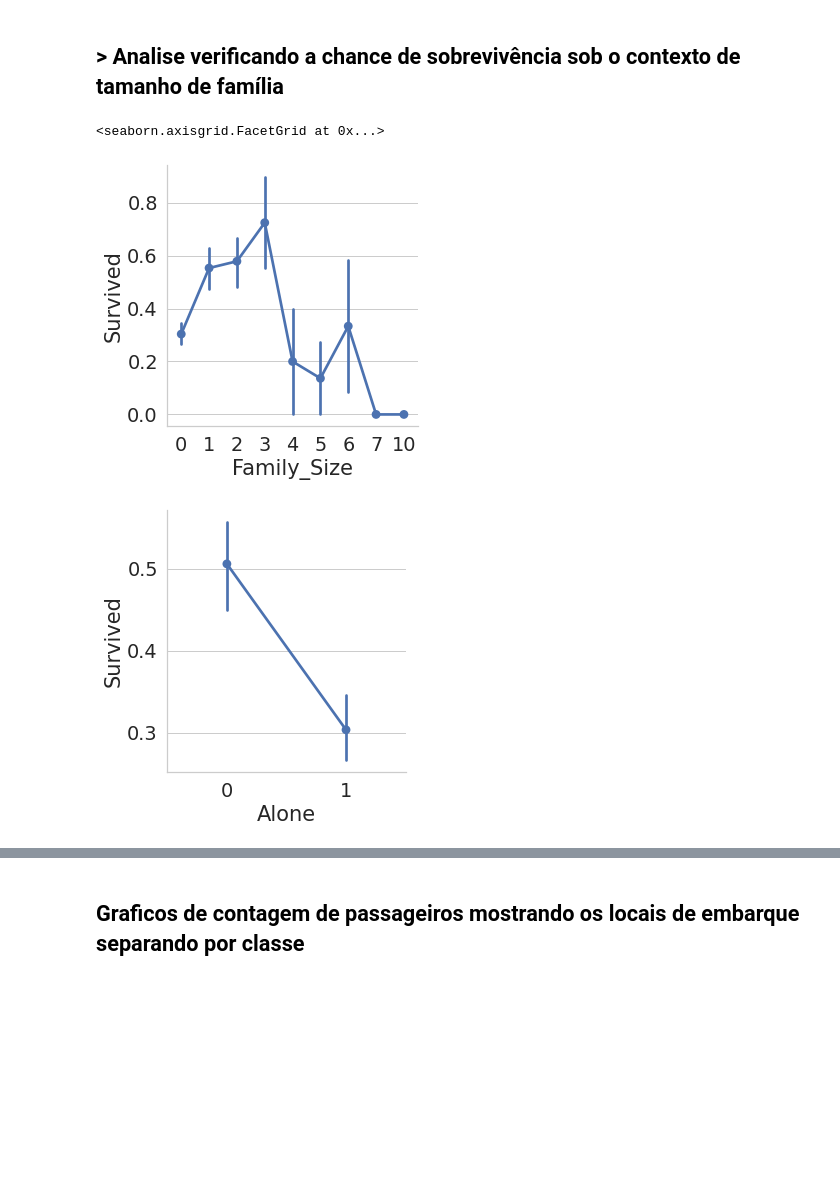
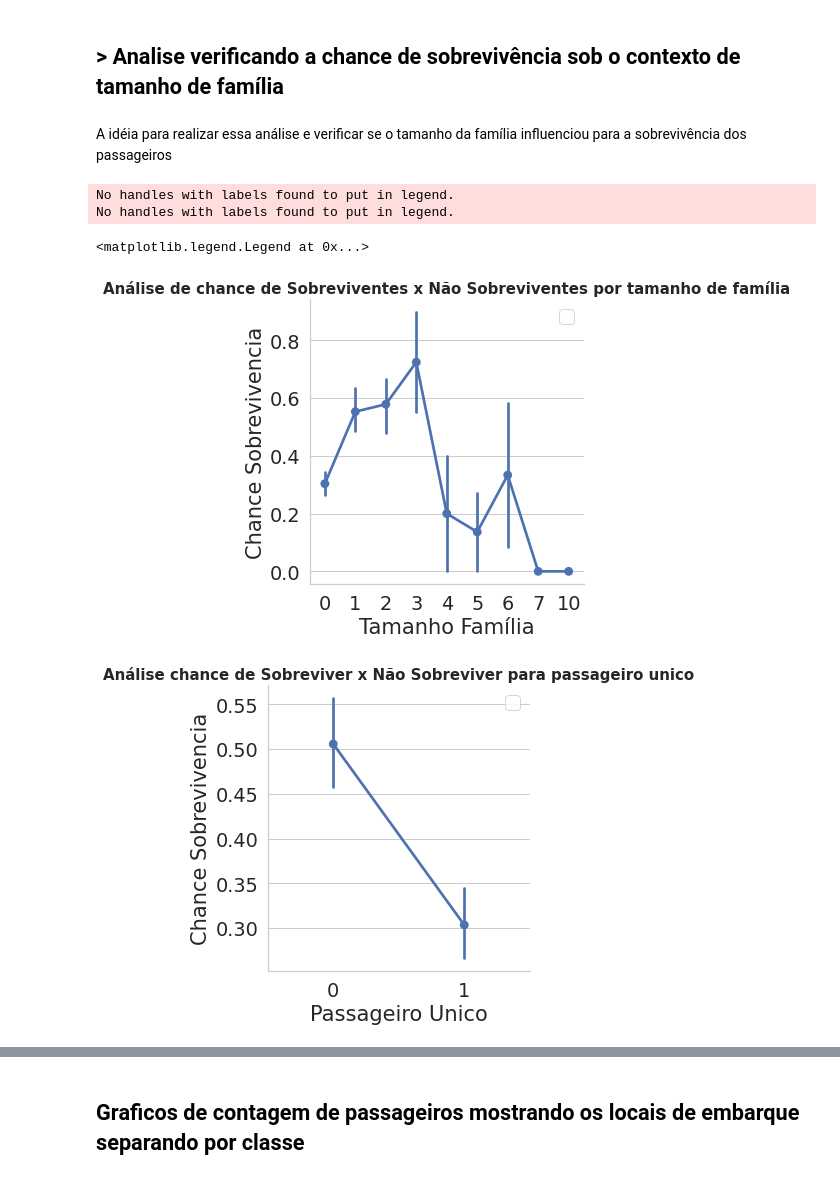
Before and after one commit to LerinaMM/analiseexploratoria_titanic, a Jupyter notebook: Desafio_Titanic_Lerina_Mastruian.ipynb, the cells around one changed output, grey strips where cells are left out. Saved outputs shown, nothing was run; the diff lists cells and outputs as text; code cells hidden in the pictures; blank space fills up the shorter version.

```diff
--- a/Desafio_Titanic_Lerina_Mastruian.ipynb
+++ b/Desafio_Titanic_Lerina_Mastruian.ipynb
@@ -410,24 +410,37 @@ plt.legend();
 Os gráfico acima indica que o maior número de passageiros que sobreviveram pagaram um preço de passagem entre $0 a $100 doláres. Sendo que os maiores volumes poderiamos destacar que foram entre $0 a $30 doláres
 # %% [markdown]
 ## > **Analise verificando a chance de sobrevivência sob o contexto de tamanho de família**
+# %% [markdown]
+A idéia para realizar essa análise e verificar se o tamanho da família influenciou para a sobrevivência dos passageiros
 # %%
 # Adicionando a coluna "Family_Size"
 train_df['Family_Size'] = 0
 train_df['Family_Size'] = train_df['Parch']+train_df['SibSp']
 
 # Adicionando a coluna "Alone"
 train_df['Alone'] = 0
 train_df.loc[train_df.Family_Size == 0, 'Alone'] = 1
 
 # Plotando em formato Factorplot para "Family_Size"
 sns.factorplot(x ='Family_Size', y ='Survived', data = train_df)
+plt.title('Análise de chance de Sobreviventes x Não Sobreviventes por tamanho de família', fontsize=15, fontweight='bold')
+plt.xlabel('Tamanho Família')
+plt.ylabel('Chance Sobrevivencia')
+plt.legend()
+
 
 # Plotando em formato Factorplot para "Alone"
 sns.factorplot(x ='Alone', y ='Survived', data = train_df)
+plt.title('Análise chance de Sobreviver x Não Sobreviver para passageiro unico', fontsize=15, fontweight='bold')
+plt.xlabel('Passageiro Unico')
+plt.ylabel('Chance Sobrevivencia')
+plt.legend()
 # %% [output]
-<seaborn.axisgrid.FacetGrid at 0x...>
+No handles with labels found to put in legend.
+No handles with labels found to put in legend.
+<matplotlib.legend.Legend at 0x...>
-[figure, old version]
+[figure, new version]
-[figure, old version]
+[figure, new version]
 # %% [markdown]
 O termo "Family_Size" mostra o número de pessoas na família de um passageiro.
 
```
Also changed, not shown: parts of 3 cells of this notebook.
